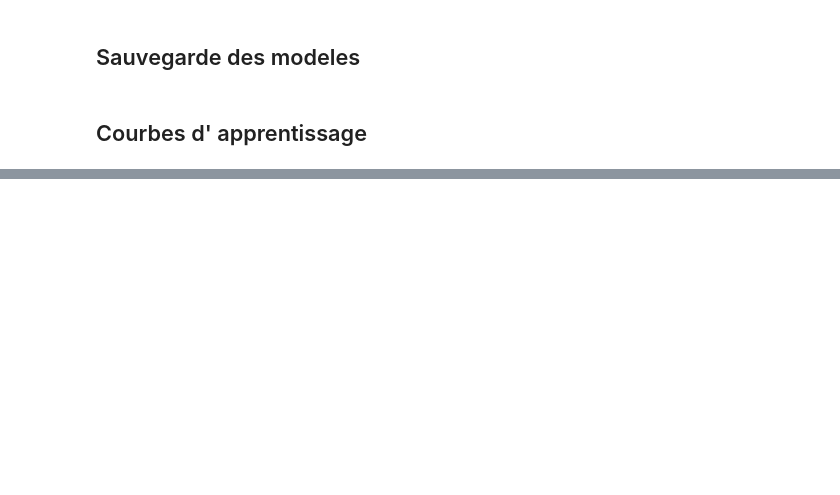
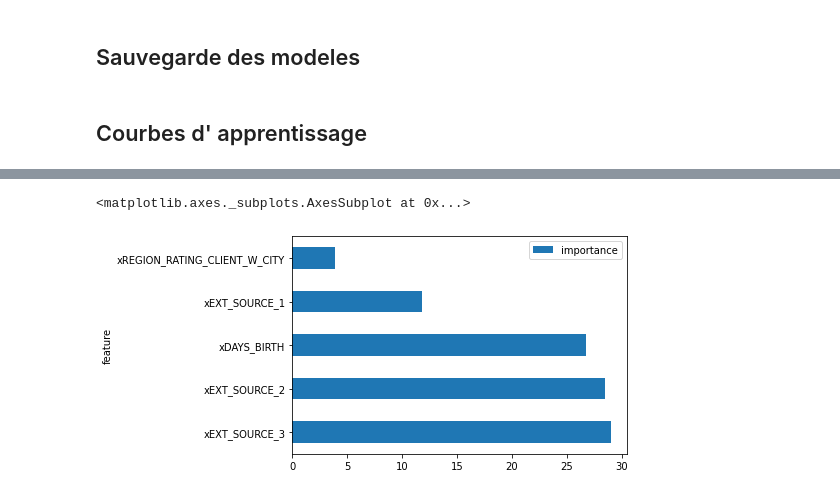
Before and after one commit to jiangwei4/HomeCreditML, a Jupyter notebook: clear.ipynb, the cells around one changed output, grey strips where cells are left out. Saved outputs shown, nothing was run; the diff lists cells and outputs as text; code cells hidden in the pictures; blank space fills up the shorter version.

```diff
--- a/clear.ipynb
+++ b/clear.ipynb
@@ -462,4 +472,5 @@ grid = GridSearchCV(RandomForestClassifier(), param_grid, cv=5,  scoring='neg_me
 grid.fit(X_train, y_train)
 print(grid.best_params_)
 display_grid(grid)
+gridRandomForest = grid
 # %% [output]
@@ -592,0 +662,16 @@ plt.legend()
+# %%
+features_importances = gridRandomForest.best_estimator_.feature_importances_
+attr = num_attr
+#sorted(zip(features_importances,  attr), reversed=True)
+
+
+feature = ['x'+ str(columns) for columns in attr]
+importance = np.round(features_importances * 100, 2)
+feature_importance = pd.DataFrame({'feature' : feature, 'importance' : importance})
+
+feature_importance_sorted = feature_importance.sort_values('importance', ascending=False)
+# %%
+feature_importance_sorted.plot.barh(x = 'feature', y = 'importance')
+# %% [output]
+<matplotlib.axes._subplots.AxesSubplot at 0x...>
+[figure, added]
```
Also changed, not shown: parts of 29 cells of this notebook, 6 other files.
